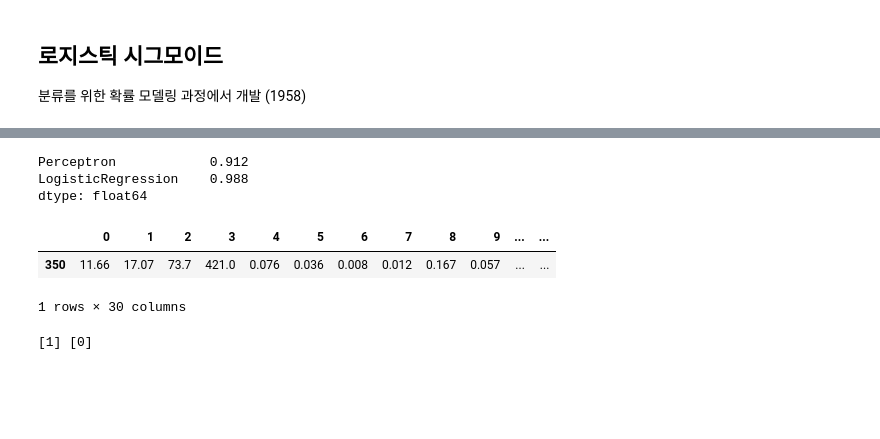
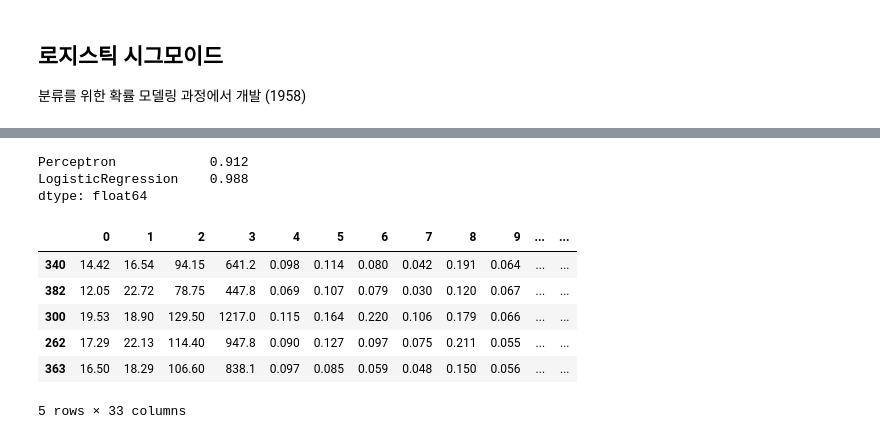
Before and after one commit to rebirther00/pydeep_multicam, a Jupyter notebook: Day3-SJ.ipynb, the cells around one changed output, grey strips where cells are left out. Cells and saved outputs as stored; diff of their text form; code cells hidden in the pictures; blank space fills up the shorter version.

```diff
--- a/Day3-SJ.ipynb
+++ b/Day3-SJ.ipynb
@@ -213,33 +223,36 @@ Name: count, dtype: int64
 # %%
 from sklearn.linear_model import Perceptron, LogisticRegression
 from sklearn.preprocessing import StandardScaler
 
 scores = {}
 model_1 = Perceptron(max_iter=100, eta0=0.1, shuffle=True, random_state=3)
 model_1.fit(cancer.data, cancer.target)
 scores['Perceptron'] = model_1.score(cancer.data, cancer.target)
 
 scaler = StandardScaler()
 scaled_data = scaler.fit_transform(cancer.data)
 # 데이터를 특성별로 표준화: 평균 0, 표준편차 1
 assert np.allclose(scaled_data.mean(axis=0), 0) and np.allclose(scaled_data.std(axis=0), 1)
 model_2 = LogisticRegression(max_iter=1000)
 model_2.fit(scaled_data, cancer.target)
 scores['LogisticRegression'] = model_2.score(scaled_data, cancer.target)
 
 print(pd.Series(scores).round(3))
 
-sample = pd.DataFrame(cancer.data).sample(random_state=7)
-display(sample.round(3))
-
-pred_1 = model_1.predict(sample)
-pred_2 = model_2.predict(sample)
-print(pred_1, pred_2)
+예측확률 = model_2.predict_proba(scaled_data)
+display(pd.DataFrame(cancer.data).assign(
+    예측1=model_1.predict(cancer.data),
+    예측2=model_2.predict(scaled_data),
+    예측확률=예측확률[:, 1]
+).sample(5, random_state=4).round(3))
 # %% [output]
 Perceptron            0.912
 LogisticRegression    0.988
 dtype: float64
 |  | 0 | 1 | 2 | 3 | 4 | 5 | 6 | 7 | 8 | 9 | ... | ... |
-| 350 | 11.66 | 17.07 | 73.7 | 421.0 | 0.076 | 0.036 | 0.008 | 0.012 | 0.167 | 0.057 | ... | ... |
+| 340 | 14.42 | 16.54 | 94.15 | 641.2 | 0.098 | 0.114 | 0.080 | 0.042 | 0.191 | 0.064 | ... | ... |
+| 382 | 12.05 | 22.72 | 78.75 | 447.8 | 0.069 | 0.107 | 0.079 | 0.030 | 0.120 | 0.067 | ... | ... |
+| 300 | 19.53 | 18.90 | 129.50 | 1217.0 | 0.115 | 0.164 | 0.220 | 0.106 | 0.179 | 0.066 | ... | ... |
+| 262 | 17.29 | 22.13 | 114.40 | 947.8 | 0.090 | 0.127 | 0.097 | 0.075 | 0.211 | 0.055 | ... | ... |
+| 363 | 16.50 | 18.29 | 106.60 | 838.1 | 0.097 | 0.085 | 0.059 | 0.048 | 0.150 | 0.056 | ... | ... |
-1 rows × 30 columns
+5 rows × 33 columns
-[1] [0]
```
Also changed, not shown: parts of 7 cells of this notebook, 9 other files.
